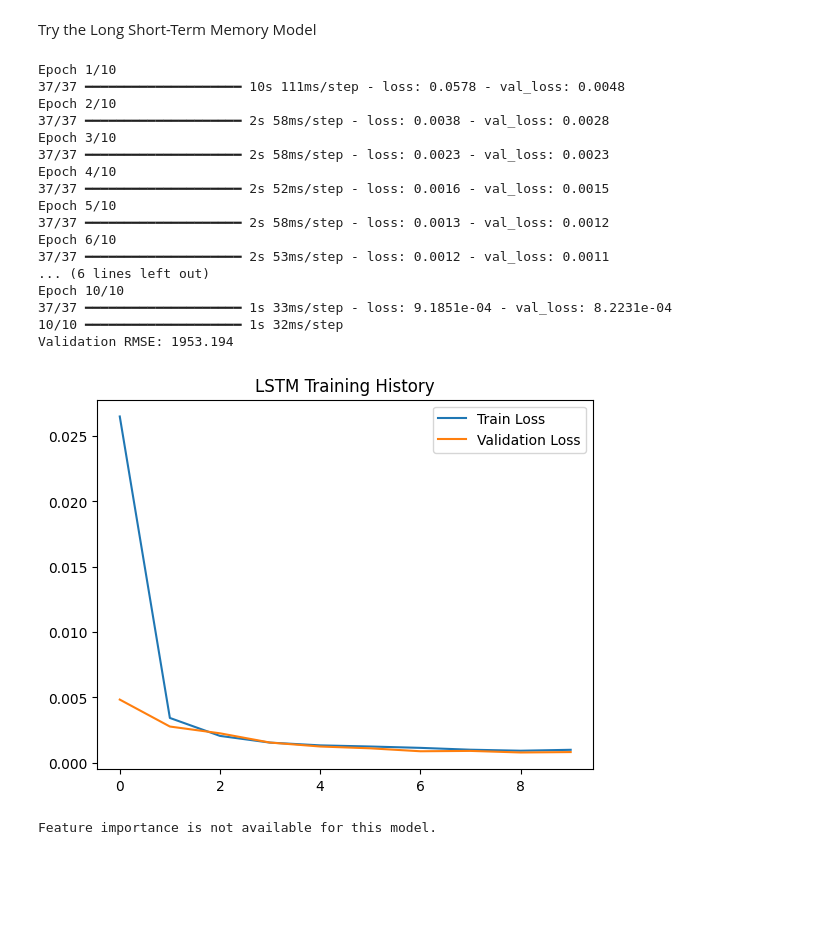
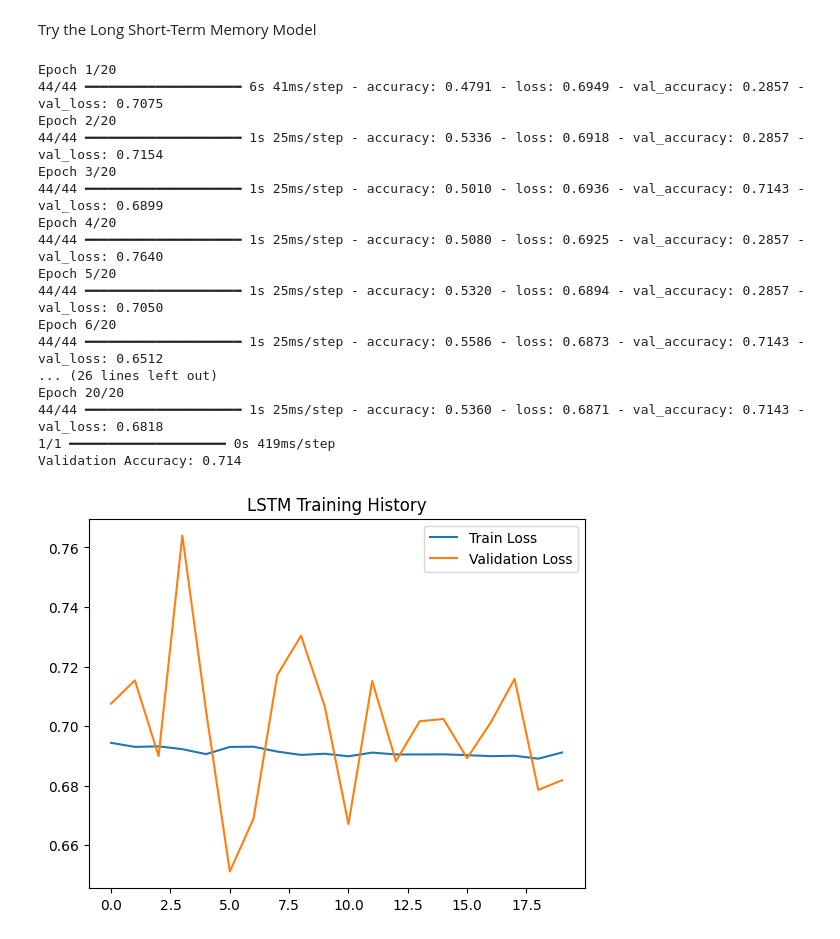
Before and after one commit to Maxhawksbill/ML, a Jupyter notebook: HW9_Coin_Price/coin_price_prediction.ipynb, the cells around one changed output. Drawn from its saved outputs; the diff is of its cells as text; code cells hidden in the pictures; blank space fills up the shorter version.

```diff
--- a/HW9_Coin_Price/coin_price_prediction.ipynb
+++ b/HW9_Coin_Price/coin_price_prediction.ipynb
@@ -401,0 +365,13 @@ X.shape, y.shape
+# %%
+# Split the data into training and test sets
+train = df_final[df_final["Date"] <= "2023-12-31"]
+val = df_final[(df_final["Date"] > "2023-12-31") & (df_final["Date"] <= "2024-02-20")]
+test = df_final[df_final["Date"] >= "2024-02-21"]
+
+target_feature = "Trend_BTC"
+
+X_train, y_train = train.drop(columns=[id_feature, target_feature]), train[target_feature]
+X_val, y_val = val.drop(columns=[id_feature, target_feature]), val[target_feature]
+X_test, y_test = test.drop(columns=[id_feature, target_feature]), test[target_feature]
+
+X_train.shape, y_train.shape, X_val.shape, y_val.shape, X_test.shape, y_test.shape
@@ -492,7 +444,7 @@ def train_tree_model(X, y, model, params):
     return model
 # %%
 # Instantiate a model
-xgb_model = XGBRegressor(objective='reg:squarederror', random_state=42)
+xgb_model = XGBRFClassifier(objective='binary:logistic', random_state=42)
 
 # Set a parameters grid for a GridSearchCV
 params = {'n_estimators': [25, 50, 75, 100, 150],
@@ -501,6 +453,6 @@ params = {'n_estimators': [25, 50, 75, 100, 150],
           }
 
 # Train the model
-xgb_model_best = train_tree_model(X, y, xgb_model, params)
+xgb_model_best = train_tree_model(X_train=X_train, y_train=y_train, X_val=X_val, y_val=y_val, model=xgb_model, params=params)
 # %% [output]
 BEST ESTIMATOR:
@@ -534,0 +483,10 @@ xgb.plot_tree(xgb_model_best, tree_idx=15, rankdir='LR', ax=ax)
+# %%
+importances = xgb_model_best.feature_importances_
+feature_names = X_train.columns
+
+# Sort the feature importances and get the top 30 features
+sorted_indices = np.argsort(importances)[::-1][:30]
+top_features = [feature_names[i] for i in sorted_indices]
+
+print("Selected top features for LSTM:")
+print(*top_features, sep="\n")
@@ -535,3 +511,8 @@ xgb.plot_tree(xgb_model_best, tree_idx=15, rankdir='LR', ax=ax)
+# %%
+# Select the top features for LSTM
+X_train_selected = X_train[top_features]
+X_val_selected = X_val[top_features]
+X_test_selected = X_test[top_features]
 # %% [markdown]
 Try the Long Short-Term Memory Model
 # %%
@@ -614,29 +575,28 @@ def train_lstm_model(X, y, model_params, time_steps=60):
 # %%
 model_params = {
     "units": 50,
     "optimizer": "adam",
-    "epochs": 10,
+    "epochs": 20,
     "batch_size": 32
 }
 
-model = train_lstm_model(X, y, model_params)
+lstm_model, scaler_X, scaler_y = train_lstm_model(X_train_selected, y_train, X_val_selected, y_val, model_params)
 # %% [output]
-Epoch 1/10
-37/37 ━━━━━━━━━━━━━━━━━━━━ 10s 111ms/step - loss: 0.0578 - val_loss: 0.0048
-Epoch 2/10
-37/37 ━━━━━━━━━━━━━━━━━━━━ 2s 58ms/step - loss: 0.0038 - val_loss: 0.0028
-Epoch 3/10
-37/37 ━━━━━━━━━━━━━━━━━━━━ 2s 58ms/step - loss: 0.0023 - val_loss: 0.0023
-Epoch 4/10
-37/37 ━━━━━━━━━━━━━━━━━━━━ 2s 52ms/step - loss: 0.0016 - val_loss: 0.0015
-Epoch 5/10
-37/37 ━━━━━━━━━━━━━━━━━━━━ 2s 58ms/step - loss: 0.0013 - val_loss: 0.0012
-Epoch 6/10
-37/37 ━━━━━━━━━━━━━━━━━━━━ 2s 53ms/step - loss: 0.0012 - val_loss: 0.0011
-... (6 lines left out)
-Epoch 10/10
-37/37 ━━━━━━━━━━━━━━━━━━━━ 1s 33ms/step - loss: 9.1851e-04 - val_loss: 8.2231e-04
-10/10 ━━━━━━━━━━━━━━━━━━━━ 1s 32ms/step
-Validation RMSE: 1953.194
+Epoch 1/20
+44/44 ━━━━━━━━━━━━━━━━━━━━ 6s 41ms/step - accuracy: 0.4791 - loss: 0.6949 - val_accuracy: 0.2857 - val_loss: 0.7075
+Epoch 2/20
+44/44 ━━━━━━━━━━━━━━━━━━━━ 1s 25ms/step - accuracy: 0.5336 - loss: 0.6918 - val_accuracy: 0.2857 - val_loss: 0.7154
+Epoch 3/20
+44/44 ━━━━━━━━━━━━━━━━━━━━ 1s 25ms/step - accuracy: 0.5010 - loss: 0.6936 - val_accuracy: 0.7143 - val_loss: 0.6899
+Epoch 4/20
+44/44 ━━━━━━━━━━━━━━━━━━━━ 1s 25ms/step - accuracy: 0.5080 - loss: 0.6925 - val_accuracy: 0.2857 - val_loss: 0.7640
+Epoch 5/20
+44/44 ━━━━━━━━━━━━━━━━━━━━ 1s 25ms/step - accuracy: 0.5320 - loss: 0.6894 - val_accuracy: 0.2857 - val_loss: 0.7050
+Epoch 6/20
+44/44 ━━━━━━━━━━━━━━━━━━━━ 1s 25ms/step - accuracy: 0.5586 - loss: 0.6873 - val_accuracy: 0.7143 - val_loss: 0.6512
+... (26 lines left out)
+Epoch 20/20
+44/44 ━━━━━━━━━━━━━━━━━━━━ 1s 25ms/step - accuracy: 0.5360 - loss: 0.6871 - val_accuracy: 0.7143 - val_loss: 0.6818
+1/1 ━━━━━━━━━━━━━━━━━━━━ 0s 419ms/step
+Validation Accuracy: 0.714
-[figure, old version]
+[figure, new version]
-Feature importance is not available for this model.
```
Also changed, not shown: parts of 19 cells of this notebook.
